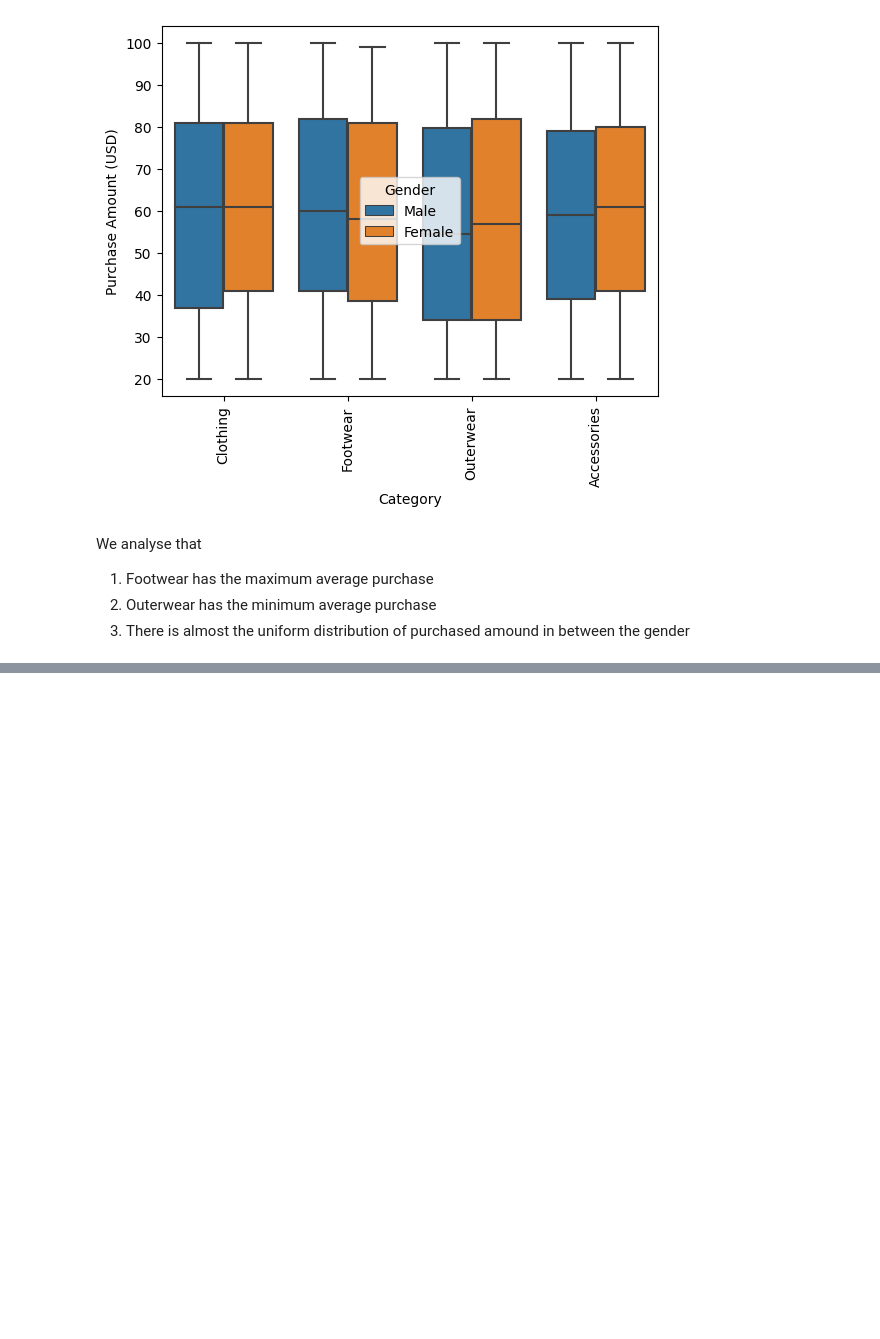
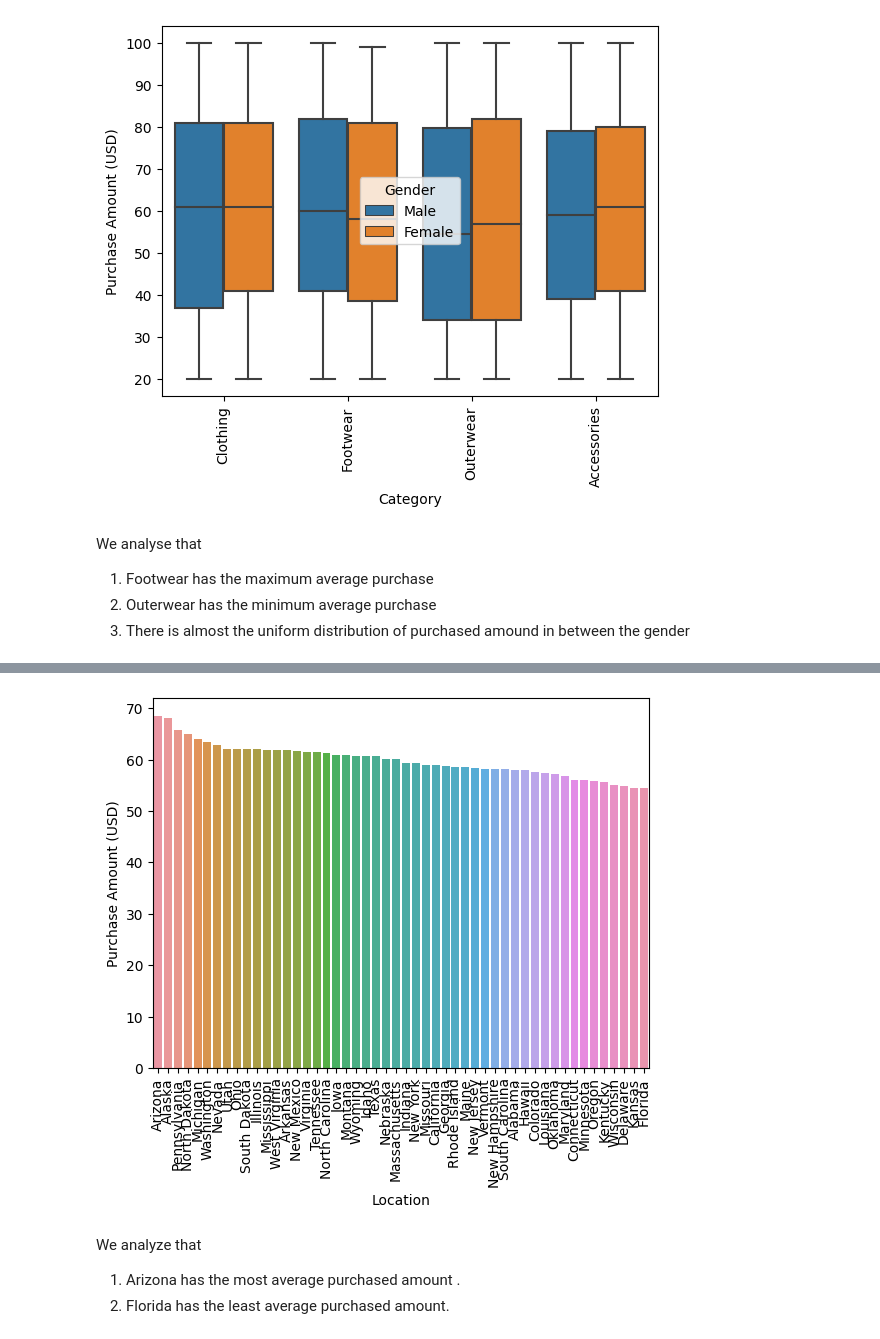
Before and after one commit to vanshikagoyal6396/MLCOE_TASK1_DIABETES, a Jupyter notebook: EDA2.ipynb, the cells around one changed output, grey strips where cells are left out. Saved outputs shown, nothing was run; the diff lists cells and outputs as text; code cells hidden in the pictures; blank space fills up the shorter version.

```diff
--- a/EDA2.ipynb
+++ b/EDA2.ipynb
@@ -196,0 +223,3 @@ plt.show()
+# %%
+loca=pd.DataFrame(data.groupby('Location')['Purchase Amount (USD)'].mean().reset_index().sort_values(by='Purchase Amount (USD)',ascending=False))
+loca
@@ -196,0 +244,10 @@ plt.show()
+# %%
+sns.barplot(x='Location',y='Purchase Amount (USD)',data=loca)
+plt.xticks(rotation=90)
+plt.show()
+# %% [output]
+[figure, added]
+# %% [markdown]
+We analyze that
+1. Arizona has the most average purchased amount .
+2. Florida has the least average purchased amount.
```
Also changed, not shown: parts of 6 cells of this notebook.
